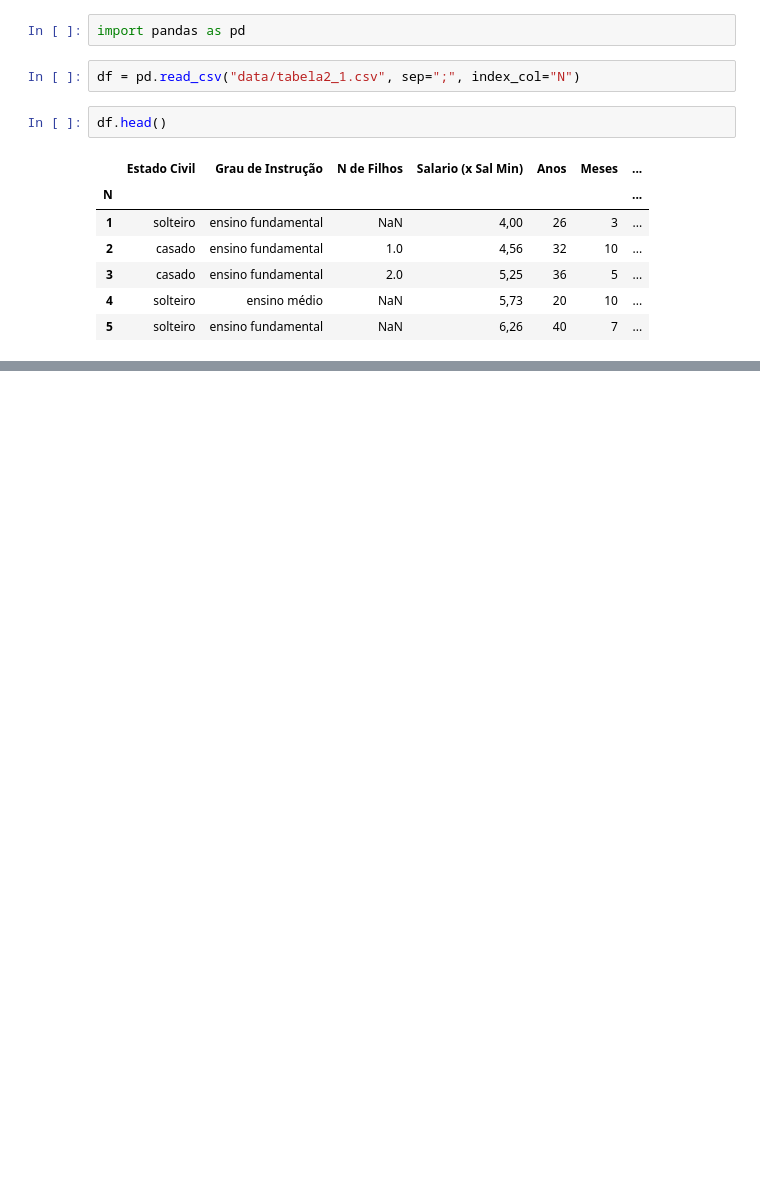
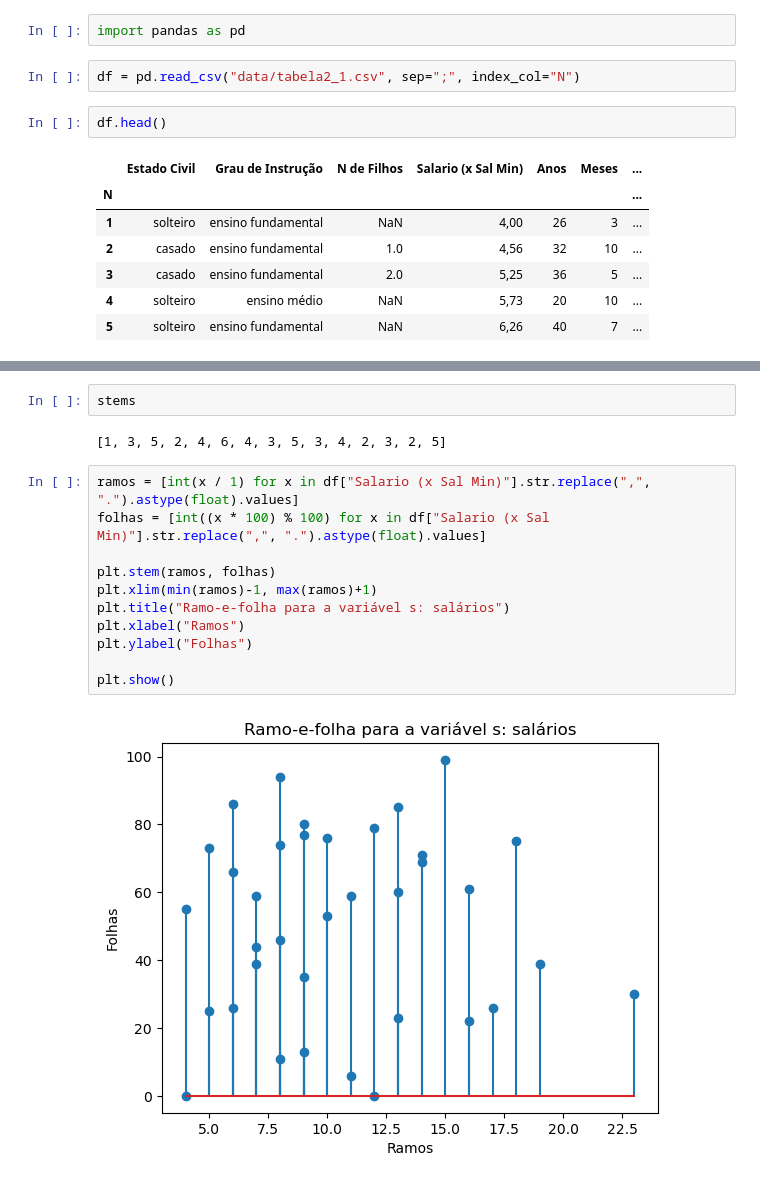
Before and after one commit to BrunoOlivei/estatistica, a Jupyter notebook: Untitled.ipynb, the cells around one changed output, grey strips where cells are left out. Drawn from its saved outputs; the diff is of its cells as text; blank space fills up the shorter version.

```diff
--- a/Untitled.ipynb
+++ b/Untitled.ipynb
@@ -46,0 +67,17 @@ plt.show()
+# %%
+stems
+# %% [output]
+[1, 3, 5, 2, 4, 6, 4, 3, 5, 3, 4, 2, 3, 2, 5]
+# %%
+ramos = [int(x / 1) for x in df["Salario (x Sal Min)"].str.replace(",", ".").astype(float).values]
+folhas = [int((x * 100) % 100) for x in df["Salario (x Sal Min)"].str.replace(",", ".").astype(float).values]
+
+plt.stem(ramos, folhas)
+plt.xlim(min(ramos)-1, max(ramos)+1)
+plt.title("Ramo-e-folha para a variável s: salários")
+plt.xlabel("Ramos")
+plt.ylabel("Folhas")
+
+plt.show()
+# %% [output]
+[figure, added]
```
Also changed, not shown: parts of 9 cells of this notebook, 10 other files.
